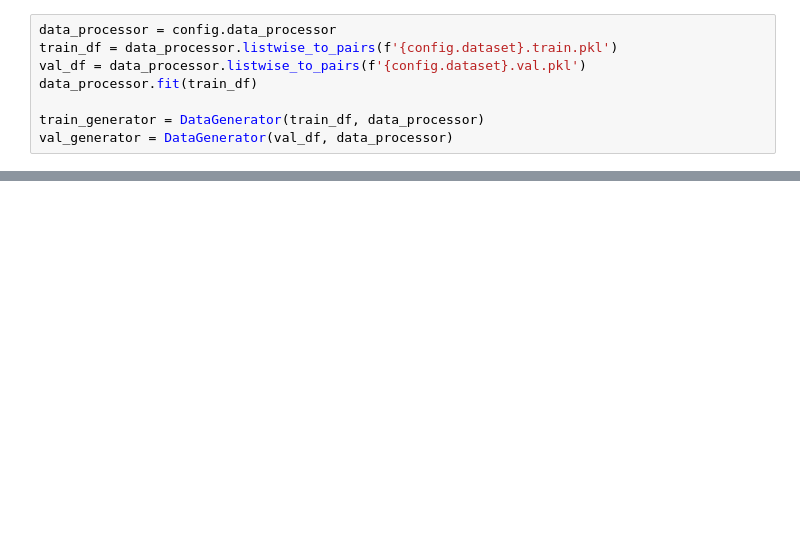
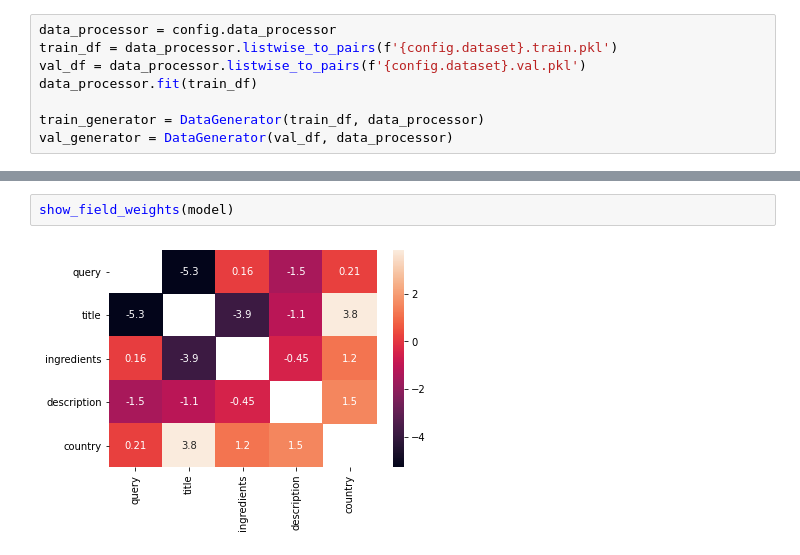
Before and after one commit to rejasupotaro/master-thesis, a Jupyter notebook: notebooks/fwfm.ipynb, the cells around one changed output, grey strips where cells are left out. Saved outputs shown, nothing was run; the diff lists cells and outputs as text; blank space fills up the shorter version.

```diff
--- a/notebooks/fwfm.ipynb
+++ b/notebooks/fwfm.ipynb
@@ -167,3 +198,7 @@ Epoch 3/3
+# %%
+show_field_weights(model)
+# %% [output]
+[figure, added]
 # %%
 plot_history(history, 'loss')
 plot_history(history, 'accuracy')
```
Also changed, not shown: parts of 22 cells of this notebook.
